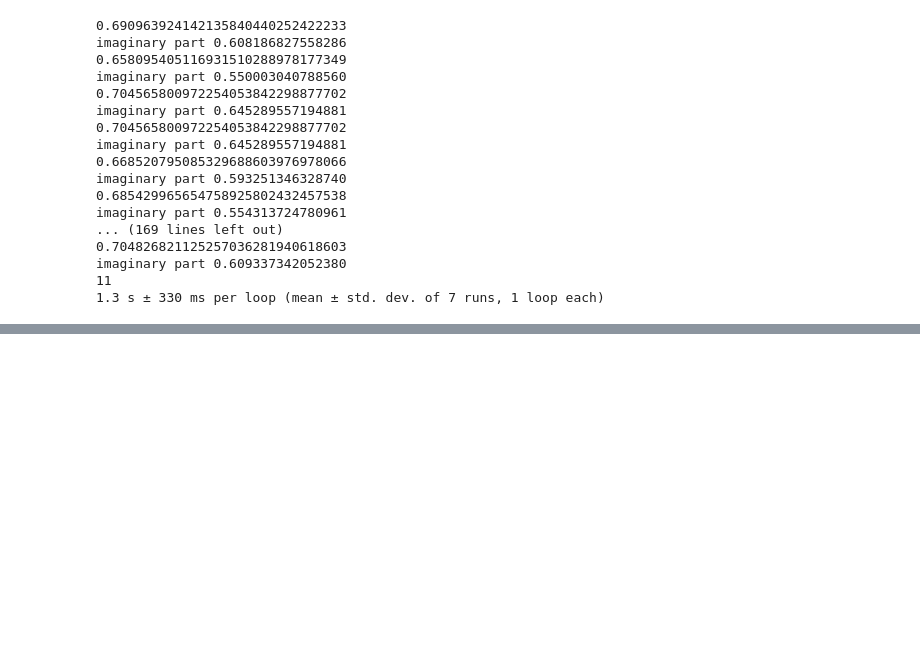
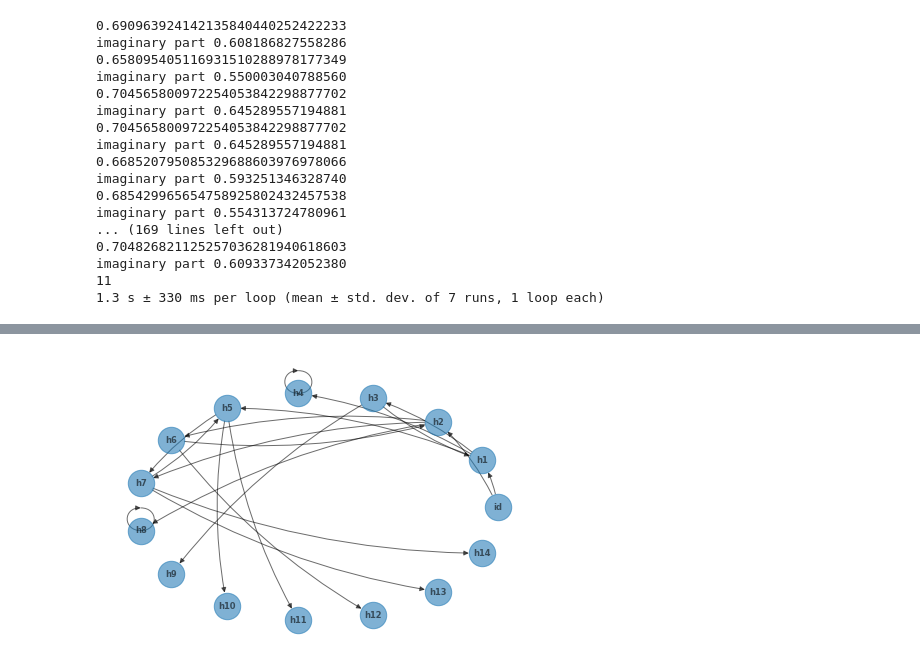
Before and after one commit to SilvestriStefano/coreEntropy_neighborIFS, a Jupyter notebook: scripts/checkRootFinding.ipynb, the cells around one changed output, grey strips where cells are left out. Saved outputs shown, nothing was run; the diff lists cells and outputs as text; code cells hidden in the pictures; blank space fills up the shorter version.

Commit message:
improve neighbor graph function

```diff
--- a/scripts/checkRootFinding.ipynb
+++ b/scripts/checkRootFinding.ipynb
@@ -335,0 +464,4 @@ def neighGraphAlg(param,maxDepth):
+# %%
+nx.draw(newG,pos,**options)
+# %% [output]
+[figure, added]
```
Also changed, not shown: parts of 5 cells of this notebook, 2 other files.
